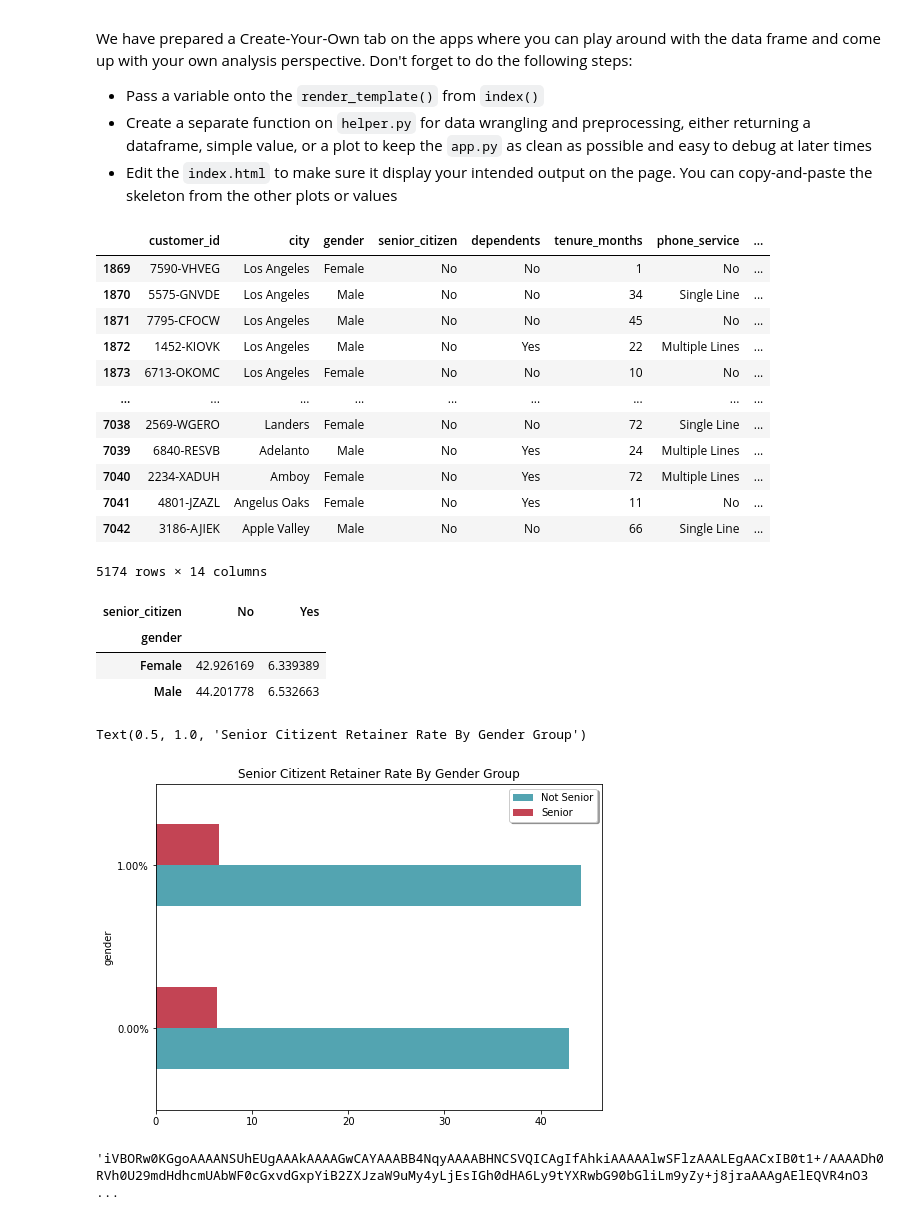
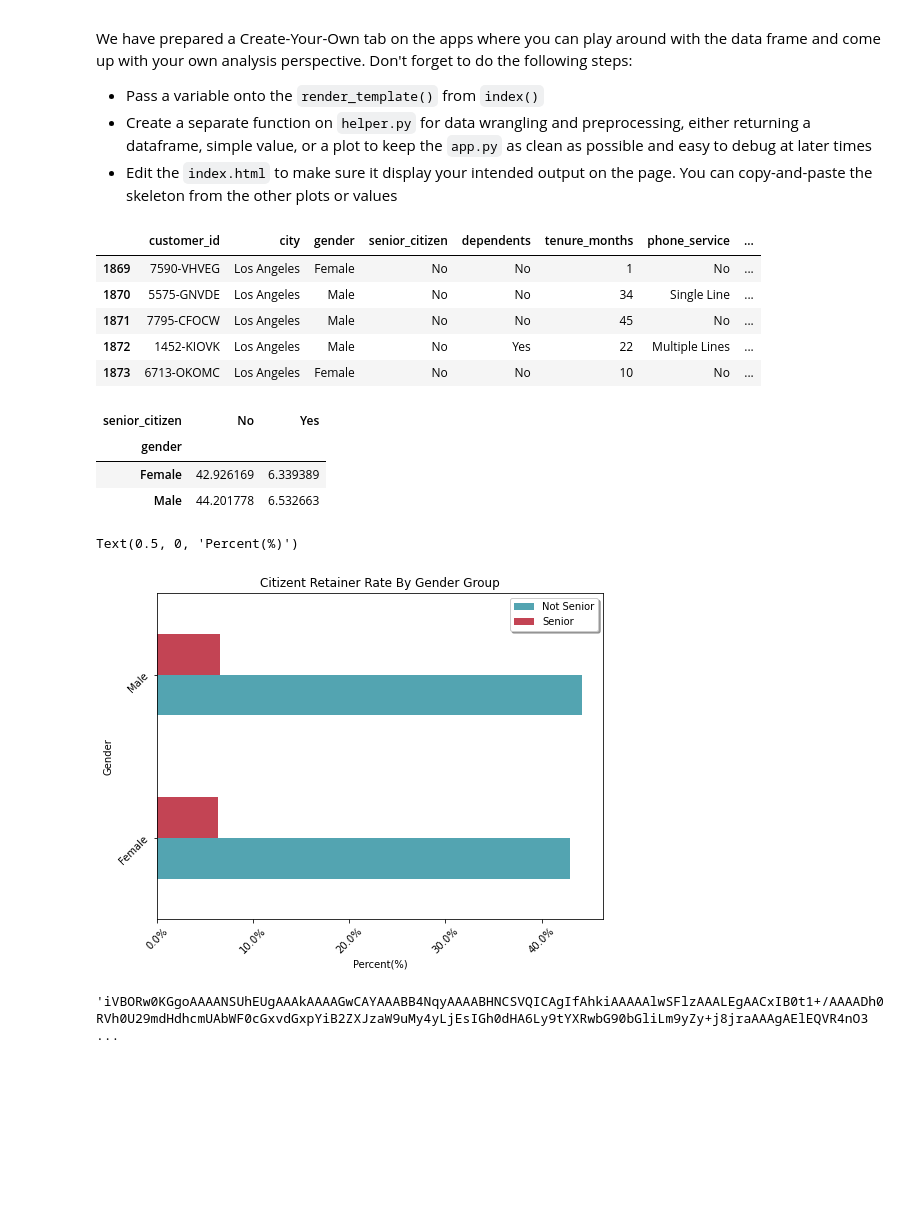
Before and after one commit to frizyrusty/TrainingCapstone, a Jupyter notebook: Customer_Churn_Analysis.ipynb, the cells around one changed output. Saved outputs shown, nothing was run; the diff lists cells and outputs as text; code cells hidden in the pictures; blank space fills up the shorter version.

```diff
--- a/Customer_Churn_Analysis.ipynb
+++ b/Customer_Churn_Analysis.ipynb
@@ -432,7 +432,7 @@ We have prepared a Create-Your-Own tab on the apps where you can play around wit
 # %%
 data2 = data.copy()
 data2 = data2[data['churn_label'] == 'No']
-data2
+data2.head()
 # %% [output]
 |  | customer_id | city | gender | senior_citizen | dependents | tenure_months | phone_service | ... |
 | 1869 | 7590-VHVEG | Los Angeles | Female | No | No | 1 | No | ... |
@@ -440,13 +440,6 @@ data2
 | 1871 | 7795-CFOCW | Los Angeles | Male | No | No | 45 | No | ... |
 | 1872 | 1452-KIOVK | Los Angeles | Male | No | Yes | 22 | Multiple Lines | ... |
 | 1873 | 6713-OKOMC | Los Angeles | Female | No | No | 10 | No | ... |
-| ... | ... | ... | ... | ... | ... | ... | ... | ... |
-| 7038 | 2569-WGERO | Landers | Female | No | No | 72 | Single Line | ... |
-| 7039 | 6840-RESVB | Adelanto | Male | No | Yes | 24 | Multiple Lines | ... |
-| 7040 | 2234-XADUH | Amboy | Female | No | Yes | 72 | Multiple Lines | ... |
-| 7041 | 4801-JZAZL | Angelus Oaks | Female | No | Yes | 11 | No | ... |
-| 7042 | 3186-AJIEK | Apple Valley | Male | No | No | 66 | Single Line | ... |
-5174 rows × 14 columns
 # %%
 ## Your code here
 _df = pd.crosstab(data2['gender'], data2['senior_citizen'], normalize=True)*100
@@ -459,15 +452,19 @@ _df
 # %%
 ax = _df.plot(kind = 'barh', color=['#53a4b1','#c34454'], figsize=(8, 6))
 
 # Plot Configuration
-ax.yaxis.set_major_formatter(mtick.PercentFormatter())
-plt.axes().get_xaxis().set_label_text('')
-plt.xticks(rotation = 360)
+ax.xaxis.set_major_formatter(mtick.PercentFormatter())
+
+plt.axes().get_yaxis().set_label_text('')
+plt.xticks(rotation = 45)
+plt.yticks(rotation = 45)
 plt.legend(['Not Senior', 'Senior'],fancybox=True,shadow=True)
 plt.title('Citizent Retainer Rate By Gender Group')
+ax.set_ylabel('Gender')
+ax.set_xlabel('Percent(%)')
 # %% [output]
-Text(0.5, 1.0, 'Senior Citizent Retainer Rate By Gender Group')
+Text(0.5, 0, 'Percent(%)')
-[figure, old version]
+[figure, new version]
 # %%
 from helper import plot_self
 
```
Also changed, not shown: parts of 1 cell of this notebook, 2 other files.
